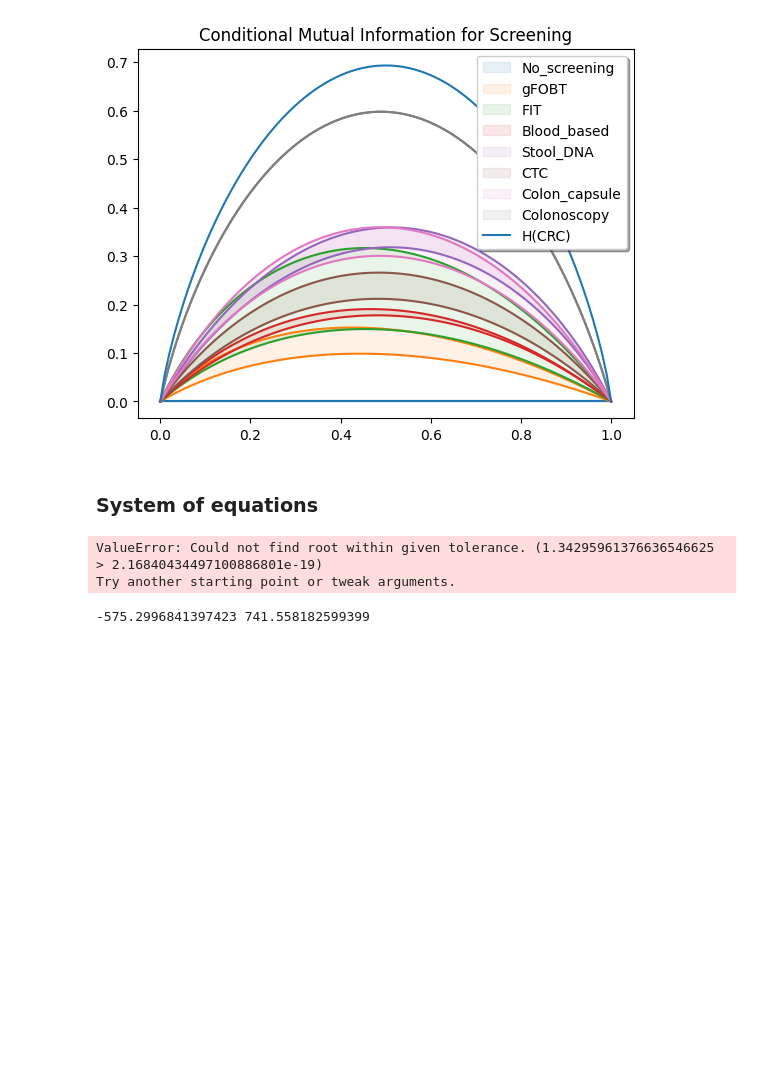
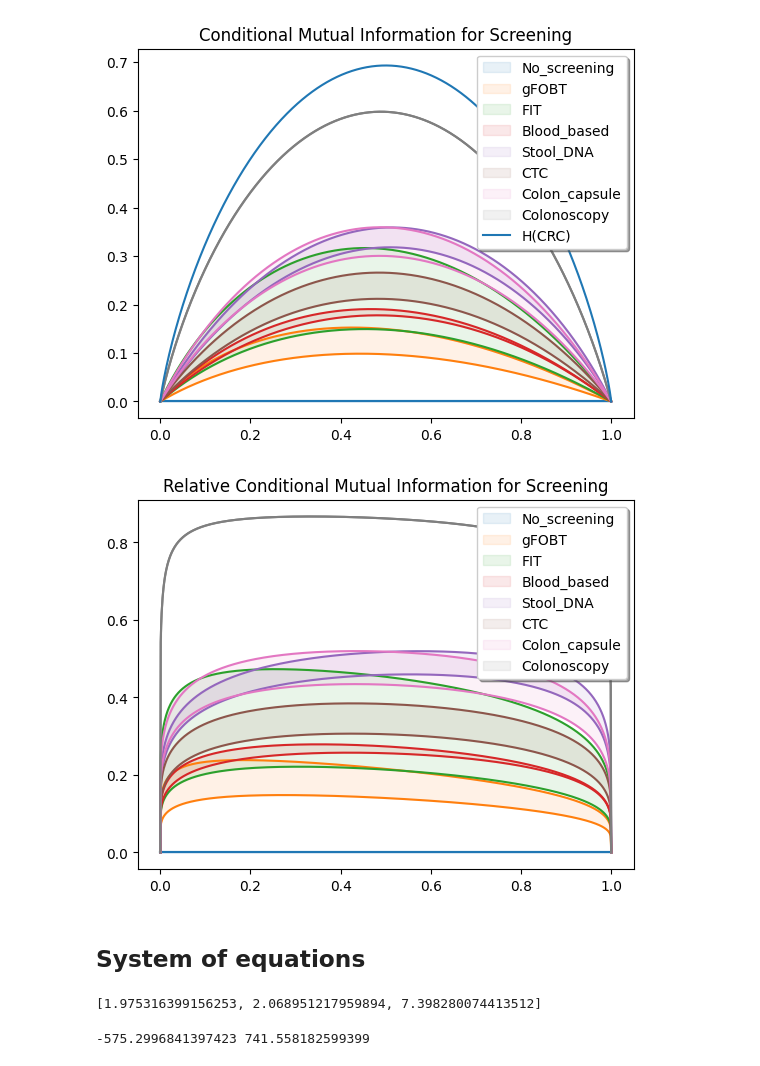
Before and after one commit to DanielCorralesAlonso/Decision_Model_Screening_CRC, a Jupyter notebook: tests.ipynb, the cells around one changed output. Saved outputs shown, nothing was run; the diff lists cells and outputs as text; code cells hidden in the pictures; blank space fills up the shorter version.

```diff
--- a/tests.ipynb
+++ b/tests.ipynb
@@ -418,8 +509,12 @@ net2.read_file("genie_models/Basic_ID_screening_current_inference_upperbound.xds
 plot_cond_mut_info_bounds(net1, net2)
 # %% [output]
 [figure]
+# %%
+plot_relative_cond_mut_info_bounds(net1, net2)
+# %% [output]
+[figure, added]
 # %% [markdown]
-### System of equations
+## System of equations
 # %%
 from sympy import *
 
@@ -441,11 +536,11 @@ def system_of_eq(y, p, fun = 'exp', init = (1,1, 0.00000001), min_value = -52830
     params = [float(i) for i in params]
 
     return params
-# %%
-params = system_of_eq(.7, -147.94 , init = (0, 100, -.09), min_value = -987.4, max_value = -9.98)
-# %% [output]
-ValueError: Could not find root within given tolerance. (1.34295961376636546625 > 2.16840434497100886801e-19)
-Try another starting point or tweak arguments.
+# %%
+params = system_of_eq(y = .0654, p = .7 , init = (1, 1, 3), min_value = .00626, max_value = .10165)
+params
+# %% [output]
+[1.975316399156253, 2.068951217959894, 7.398280074413512]
 # %%
 min_value, max_value = get_central_interval(df_value_col.values.flatten(), alpha = 0.90)
 print(min_value, max_value)
```
Also changed, not shown: parts of 39 cells of this notebook, 11 other files.
